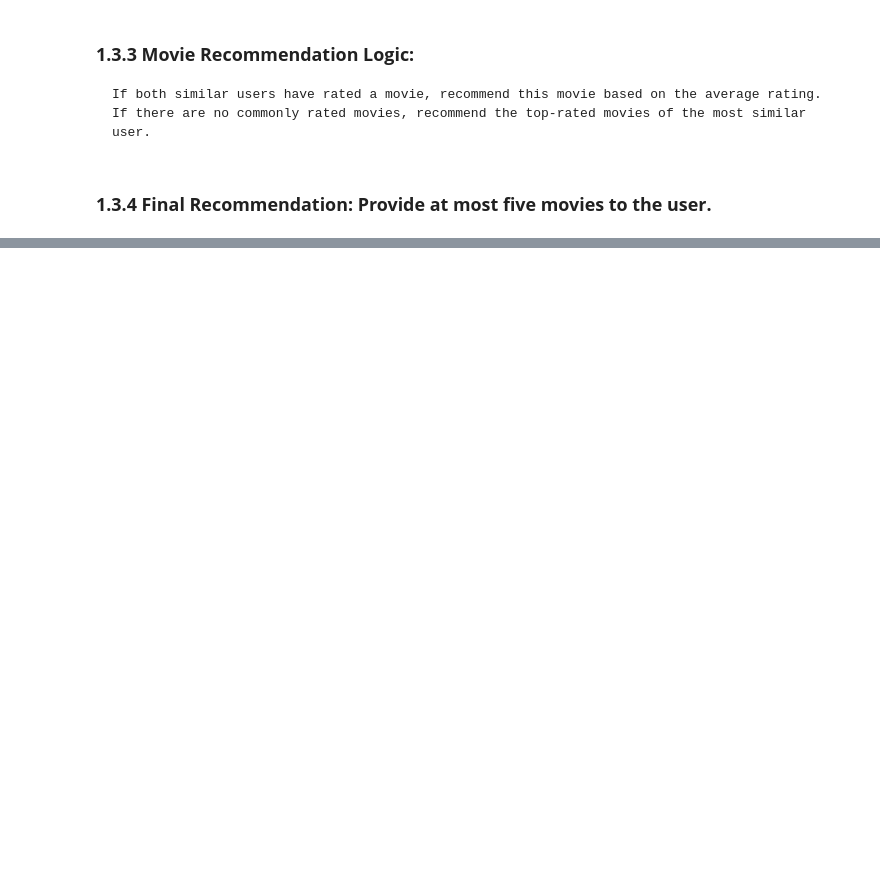
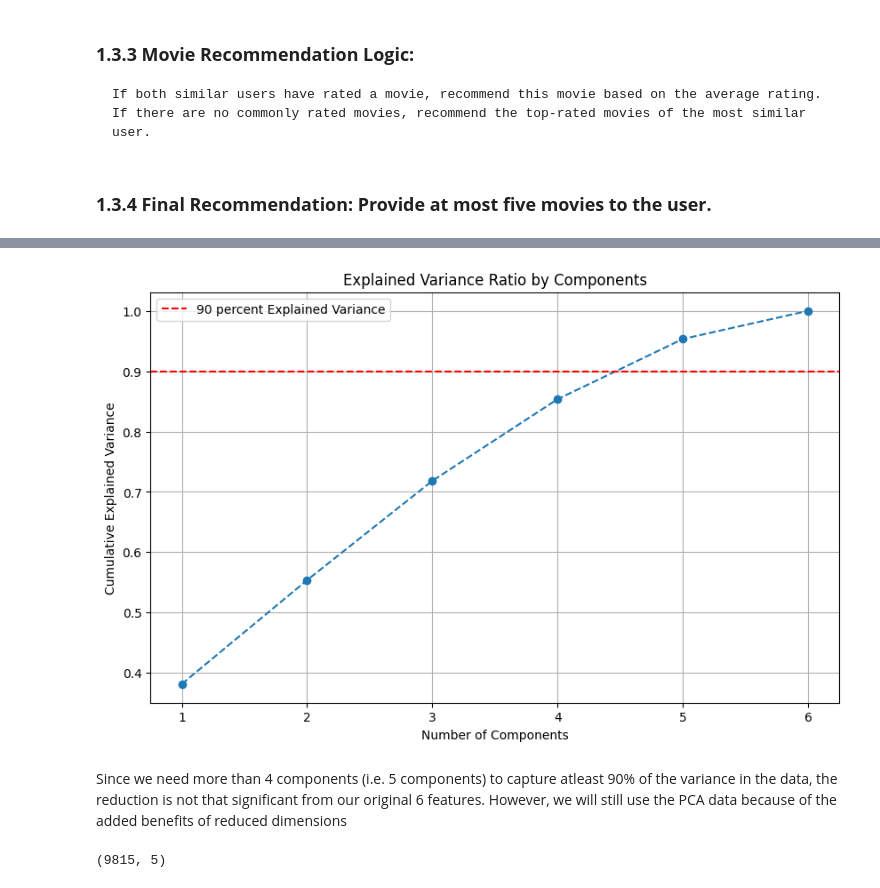
Before and after one commit to LinCannn/ADM-HW4, a Jupyter notebook: main.ipynb, the cells around one changed output, grey strips where cells are left out. Drawn from its saved outputs; the diff is of its cells as text; code cells hidden in the pictures; blank space fills up the shorter version.

```diff
--- a/main.ipynb
+++ b/main.ipynb
@@ -410,0 +867,13 @@ result_df[['title', 'score']]
+# %%
+movies_df = pd.read_csv('movies_data.csv',index_col=0)
+movies_df.drop(columns=["genres", "title", "movieId", "top_10_user_defined_tags", "10_most_relevant_genome_tags"], inplace=True)
+
+# Now, we will normalise the data using StandardScaler from sklearn
+from sklearn.preprocessing import StandardScaler
+
+scaler = StandardScaler()
+columns_to_scale = ['ratings_avg','relevance_score_for_tags','relevance_score_for_genome_tags','rating_count','genre_diversity','tag_diversity']
+
+movies_df[columns_to_scale] = scaler.fit_transform(movies_df[columns_to_scale])
+
+movies_df.head(3)
@@ -410,0 +907,39 @@ result_df[['title', 'score']]
+# %%
+# data for PCA
+pca_data = movies_df[columns_to_scale]
+
+# Lets perform the PCA
+
+from sklearn.decomposition import PCA
+import matplotlib.pyplot as plt
+
+pca = PCA(n_components=len(pca_data.columns))
+pca.fit(pca_data)
+
+# Plotting the explained variance ratio
+
+plt.figure(figsize=(10, 6))
+
+plt.plot(range(1, len(pca.explained_variance_ratio_) + 1), np.cumsum(pca.explained_variance_ratio_), marker='o', linestyle='--')
+plt.title("Explained Variance Ratio by Components")
+plt.xlabel("Number of Components")
+plt.ylabel("Cumulative Explained Variance")
+plt.xticks(range(1, len(pca.explained_variance_ratio_) + 1))
+plt.axhline(0.90, color='red', linestyle='--', label='90 percent Explained Variance')
+plt.legend()
+plt.grid()
+plt.show()
+# %% [output]
+[figure, added]
+# %% [markdown]
+Since we need more than 4 components (i.e. 5 components) to capture atleast 90% of the variance in the data, the reduction is not that significant from our original 6 features. However, we will still use the PCA data because of the added benefits of reduced dimensions
+# %%
+# Now, we will make use of 90% explained variance ratio to reduce the number of components
+
+pca = PCA(n_components=0.90)
+pca.fit(pca_data)
+
+pca_data = pca.transform(pca_data)
+pca_data.shape
+# %% [output]
+(9815, 5)
```
Also changed, not shown: parts of 111 cells of this notebook, 4 other files.
